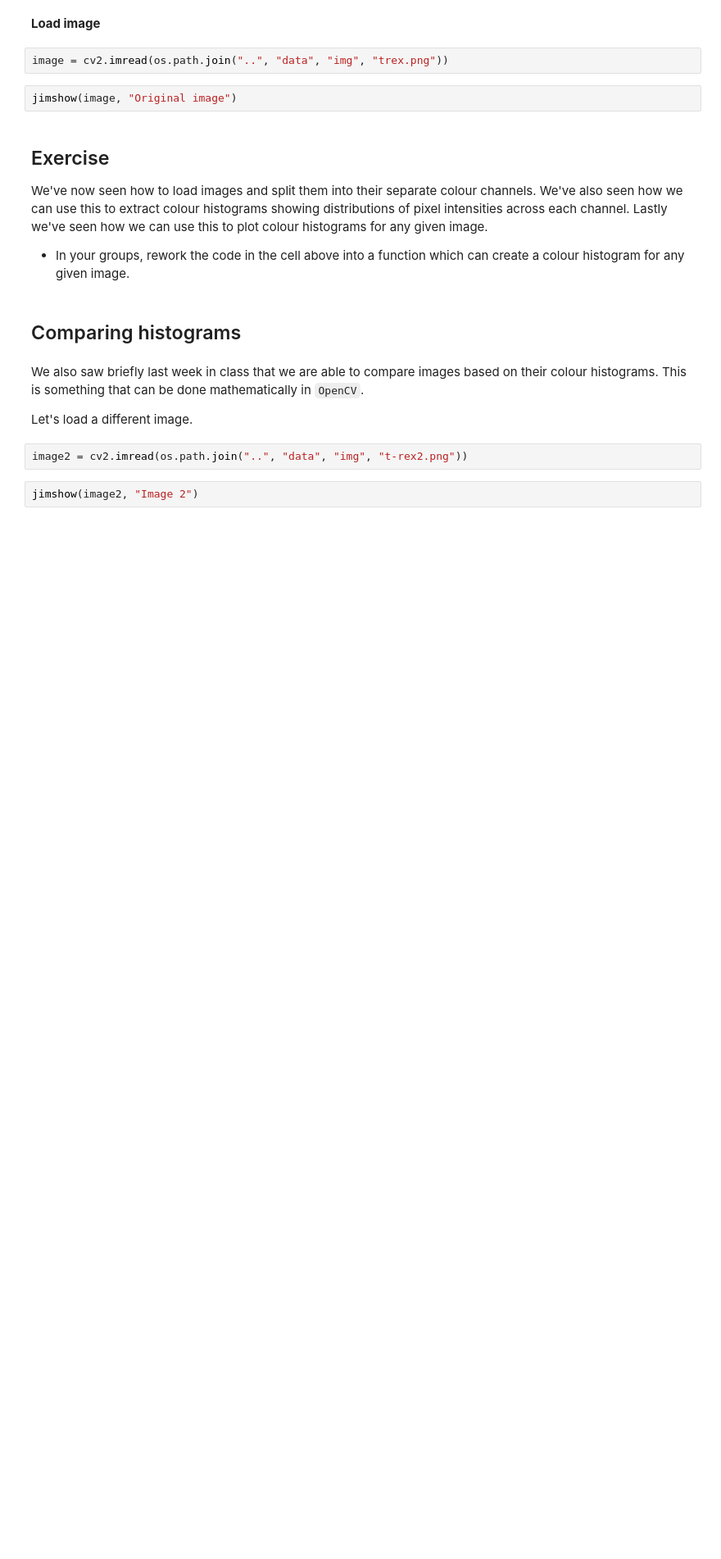
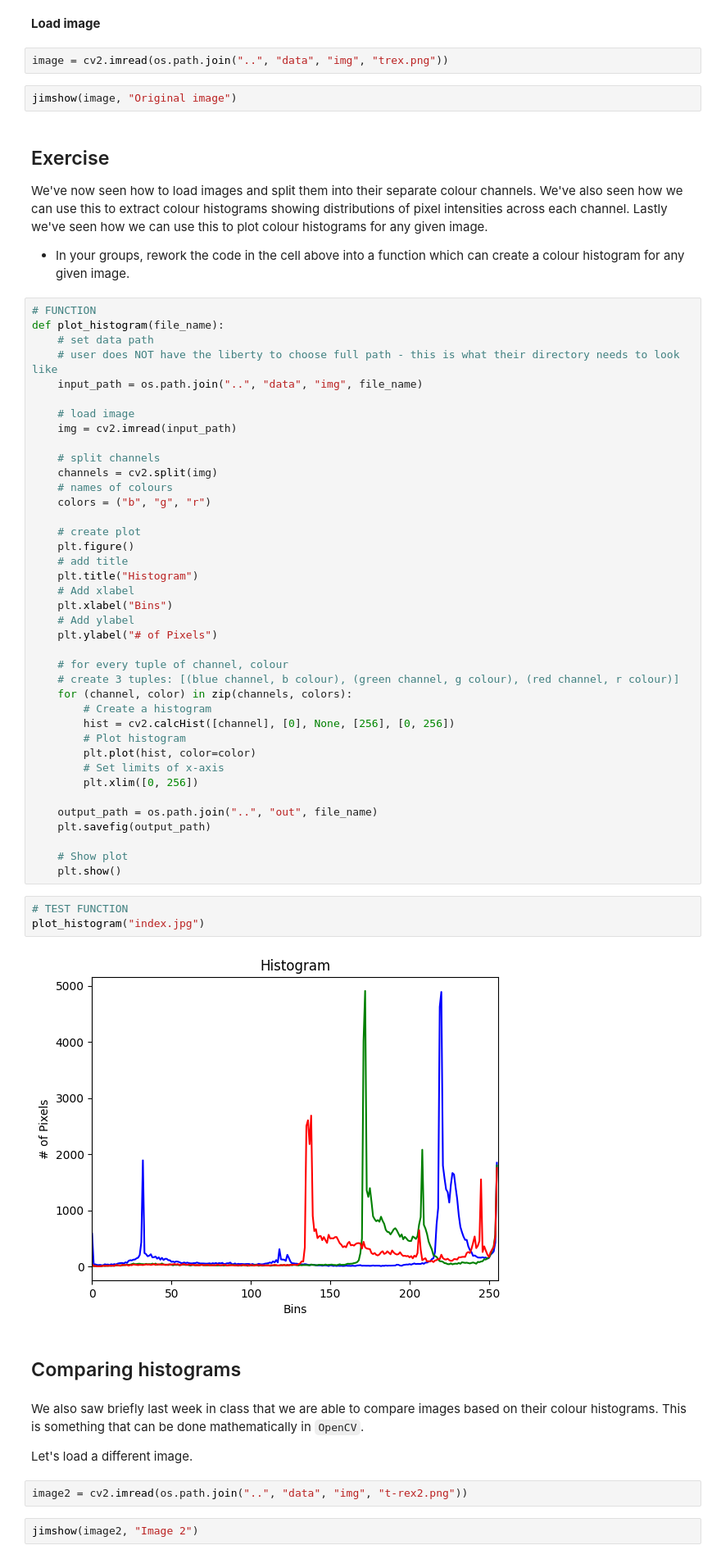
Before and after one commit to keresztalina/cds-visual, a Jupyter notebook: nbs/session3_inclass_ak.ipynb, the cells around one changed output. Shown at 82% size. Saved outputs shown, nothing was run; the diff lists cells and outputs as text; blank space fills up the shorter version.

```diff
--- a/nbs/session3_inclass_ak.ipynb
+++ b/nbs/session3_inclass_ak.ipynb
@@ -164,6 +180,50 @@ jimshow(image, "Original image")
 We've now seen how to load images and split them into their separate colour channels. We've also seen how we can use this to extract colour histograms showing distributions of pixel intensities across each channel. Lastly we've seen how we can use this to plot colour histograms for any given image.
 
 - In your groups, rework the code in the cell above into a function which can create a colour histogram for any given image.
+# %%
+# FUNCTION
+def plot_histogram(file_name):
+    # set data path
+    # user does NOT have the liberty to choose full path - this is what their directory needs to look like
+    input_path = os.path.join("..", "data", "img", file_name)
+
+    # load image
+    img = cv2.imread(input_path)
+
+    # split channels
+    channels = cv2.split(img)
+    # names of colours
+    colors = ("b", "g", "r")
+
+    # create plot
+    plt.figure()
+    # add title
+    plt.title("Histogram")
+    # Add xlabel
+    plt.xlabel("Bins")
+    # Add ylabel
+    plt.ylabel("# of Pixels")
+
+    # for every tuple of channel, colour
+    # create 3 tuples: [(blue channel, b colour), (green channel, g colour), (red channel, r colour)]
+    for (channel, color) in zip(channels, colors):
+        # Create a histogram
+        hist = cv2.calcHist([channel], [0], None, [256], [0, 256])
+        # Plot histogram
+        plt.plot(hist, color=color)
+        # Set limits of x-axis
+        plt.xlim([0, 256])
+
+    output_path = os.path.join("..", "out", file_name)
+    plt.savefig(output_path)
+
+    # Show plot
+    plt.show()
+# %%
+# TEST FUNCTION
+plot_histogram("index.jpg")
+# %% [output]
+[figure, added]
 # %% [markdown]
 ## Comparing histograms
 # %% [markdown]
```
Also changed, not shown: parts of 11 cells of this notebook, 2 other files.
